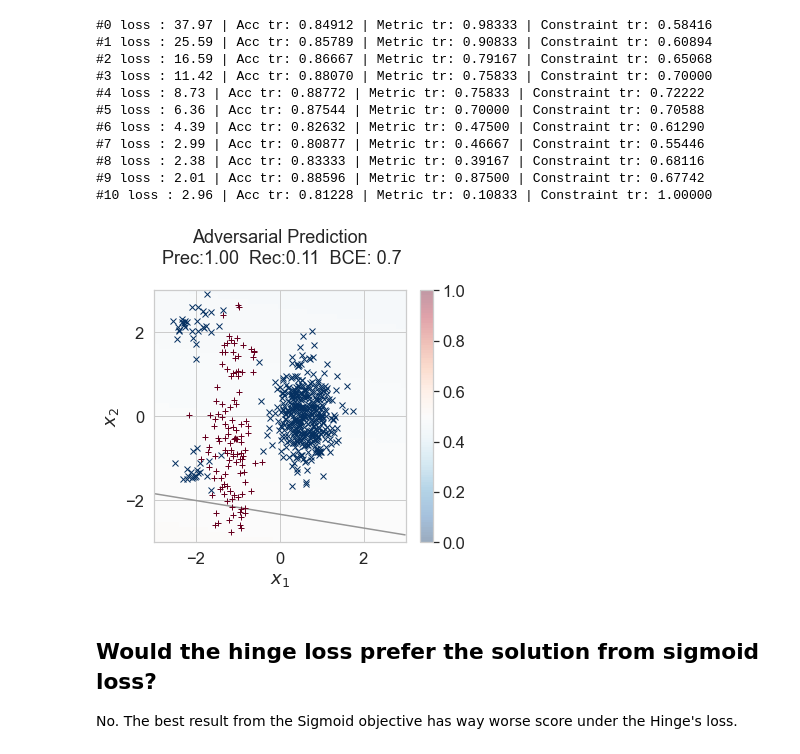
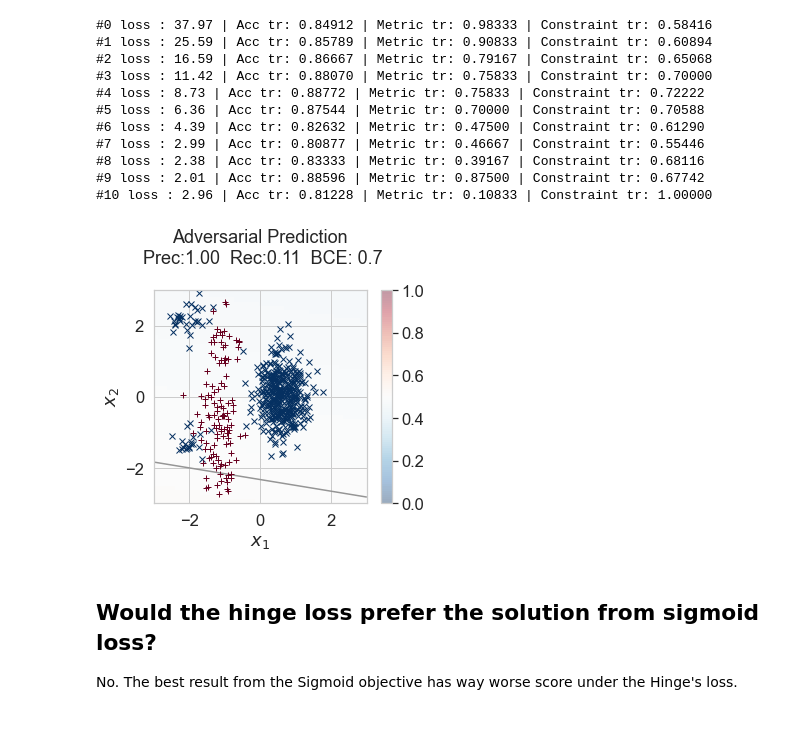
Before and after one commit to tufts-ml/toy_example_precision_recall_multiple_bounds_comparison, a Jupyter notebook: toy_example_comparing_BCE_Hinge_and_Sigmoid.ipynb, the cells around one changed output. Drawn from its saved outputs; the diff is of its cells as text; code cells hidden in the pictures; blank space fills up the shorter version.

```diff
--- a/toy_example_comparing_BCE_Hinge_and_Sigmoid.ipynb
+++ b/toy_example_comparing_BCE_Hinge_and_Sigmoid.ipynb
@@ -406,14 +406,15 @@ opt_w_D_adversarial_90[2] = list(model.parameters())[1].data[0]
 # %%
 opt_w_D_adversarial_90 = ag_np.asarray([-0.0046, -0.0280, -0.0653])
 perf, im, cbar = visuals.pretty_plot_decision_boundary(opt_w_D_adversarial_90, x_ND, y_N,
                                                        title_str='Adversarial Prediction',
                                                        x1_ticks=[-2, 0, 2],
                                                        x2_ticks=[-2, 0, 2],
                                                        G=51, H=51, figsize=figsize);
 
+plt.tight_layout()
 plt.savefig(os.path.join("images", "adversarial_prediction_precision_90.png"))
 # %% [output]
-[figure, old version]
+[figure, new version]
 # %% [markdown]
 ## Would the hinge loss prefer the solution from sigmoid loss?
 
```
Also changed, not shown: parts of 1 cell of this notebook, 1 other file.
